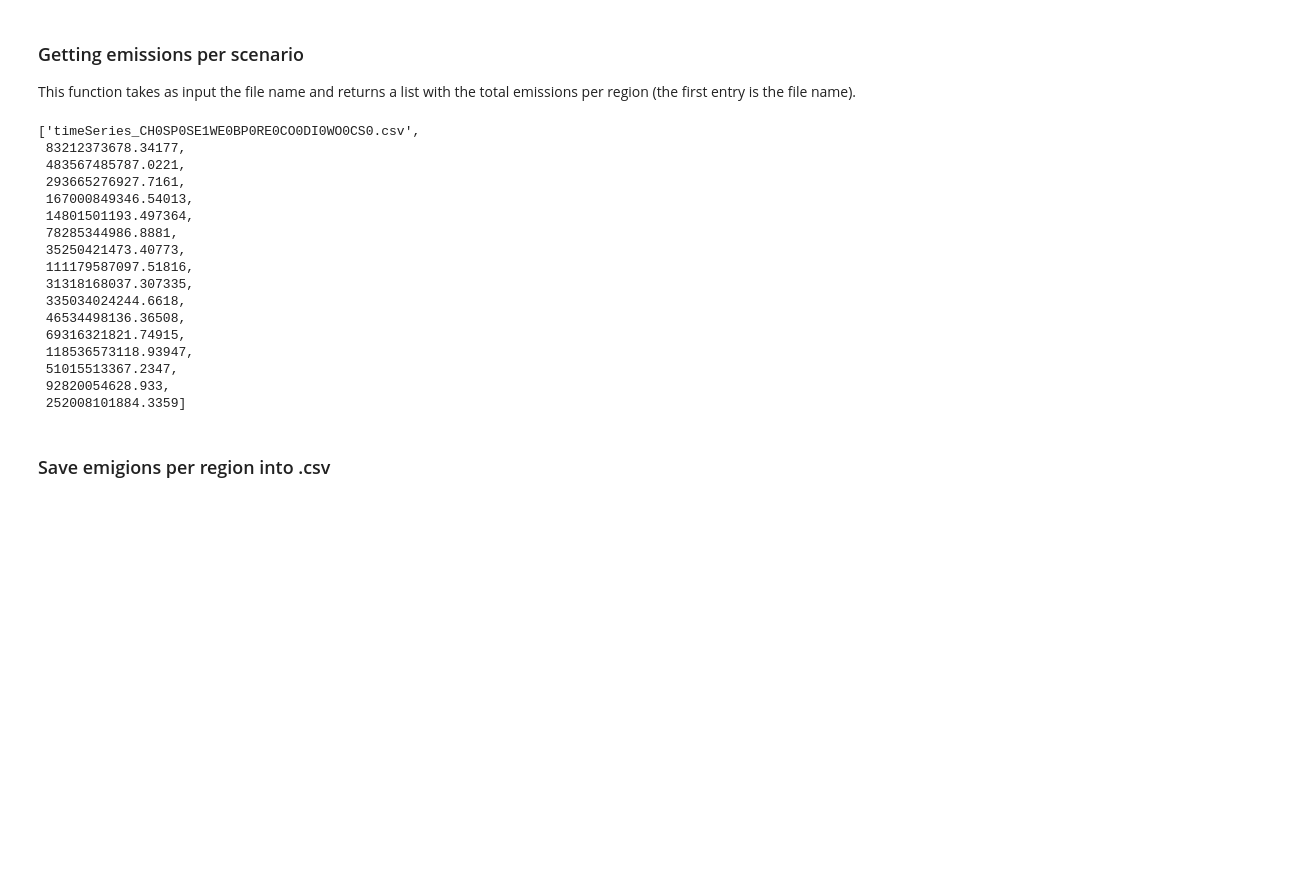
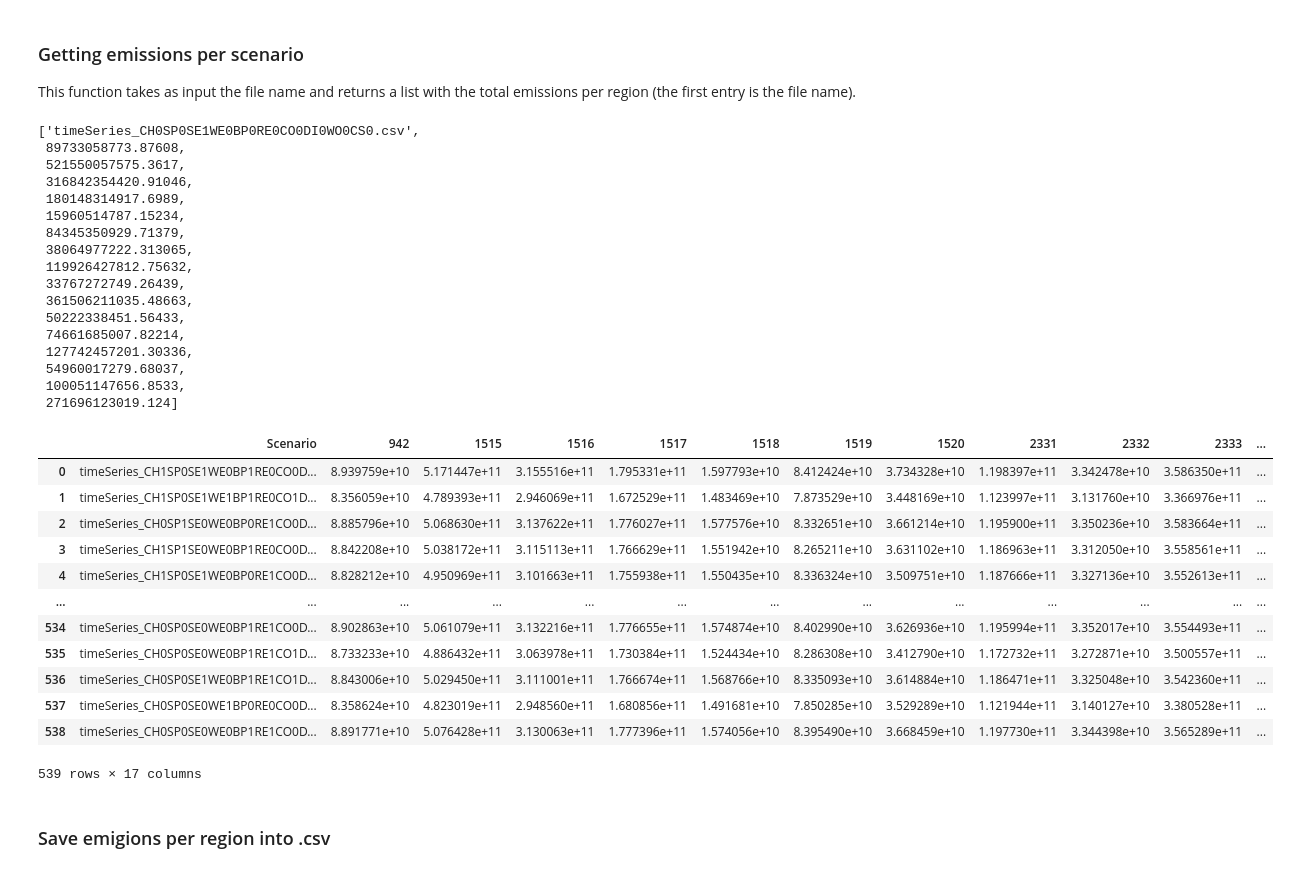
Before and after one commit to MoniSoto/MoTMo, a Jupyter notebook: jupyter_notebooks/Total_emissions.ipynb, the cells around one changed output. Cells and saved outputs as stored; diff of their text form; code cells hidden in the pictures; blank space fills up the shorter version.

```diff
--- a/jupyter_notebooks/Total_emissions.ipynb
+++ b/jupyter_notebooks/Total_emissions.ipynb
@@ -42,8 +42,8 @@ IF I HAVE TIME: Additionally (maybe), I want to make a correspondence with the s
 # %%
 def read_csv_clean(file_name):
     df = pd.read_csv(PATH2 + file_name)
-    mask = df['step']>=13 # we start in 2018
-    df = df[mask]
+    # mask = df['step']>=13 # we start in 2018
+    # df = df[mask]
     # dates_list = pd.date_range(start = "2018-01-01",periods = 181,freq="2M").strftime("%b-%Y").tolist()
     # ind_name = dict(zip(list(range(0,163)),dates_list))
     df.drop(columns=df.columns[0], axis=1, inplace=True)
@@ -73,7 +76,8 @@ def save_emi_all_files(file_names):
     emis_df['total_emissions'] = pd.DataFrame(t_emissions)
     return emis_df
 # %%
-f_names = list_file_names().copy()
+# f_names = list_file_names().copy()
+f_names.remove('.~lock.timeSeries_CH0SP0SE0WE0BP0RE0CO0DI0WO0CS0.csv#')
 # %% [markdown]
 ### Saving all files
 Careful! Only uncomment these lines if necessary because it overwrites and takes some time!!
@@ -164,19 +166,19 @@ def get_emis_region(file_name):
 get_emis_region('timeSeries_CH0SP0SE1WE0BP0RE0CO0DI0WO0CS0.csv')
 # %% [output]
 ['timeSeries_CH0SP0SE1WE0BP0RE0CO0DI0WO0CS0.csv',
- 83212373678.34177,
- 483567485787.0221,
- 293665276927.7161,
- 167000849346.54013,
- 14801501193.497364,
- 78285344986.8881,
- 35250421473.40773,
- 111179587097.51816,
- 31318168037.307335,
- 335034024244.6618,
- 46534498136.36508,
- 69316321821.74915,
- 118536573118.93947,
- 51015513367.2347,
- 92820054628.933,
- 252008101884.3359]
+ 89733058773.87608,
+ 521550057575.3617,
+ 316842354420.91046,
+ 180148314917.6989,
+ 15960514787.15234,
+ 84345350929.71379,
+ 38064977222.313065,
+ 119926427812.75632,
+ 33767272749.26439,
+ 361506211035.48663,
+ 50222338451.56433,
+ 74661685007.82214,
+ 127742457201.30336,
+ 54960017279.68037,
+ 100051147656.8533,
+ 271696123019.124]
@@ -195,7 +197,20 @@ def df_emissions_per_region(file_names):
 # %%
-f_names = list_file_names().copy()
 df2 = df_emissions_per_region(f_names)
 df2
+# %% [output]
+|  | Scenario | 942 | 1515 | 1516 | 1517 | 1518 | 1519 | 1520 | 2331 | 2332 | 2333 | ... |
+| 0 | timeSeries_CH1SP0SE1WE0BP1RE0CO0D... | 8.939759e+10 | 5.171447e+11 | 3.155516e+11 | 1.795331e+11 | 1.597793e+10 | 8.412424e+10 | 3.734328e+10 | 1.198397e+11 | 3.342478e+10 | 3.586350e+11 | ... |
+| 1 | timeSeries_CH1SP0SE1WE1BP1RE0CO1D... | 8.356059e+10 | 4.789393e+11 | 2.946069e+11 | 1.672529e+11 | 1.483469e+10 | 7.873529e+10 | 3.448169e+10 | 1.123997e+11 | 3.131760e+10 | 3.366976e+11 | ... |
+| 2 | timeSeries_CH0SP1SE0WE0BP0RE1CO0D... | 8.885796e+10 | 5.068630e+11 | 3.137622e+11 | 1.776027e+11 | 1.577576e+10 | 8.332651e+10 | 3.661214e+10 | 1.195900e+11 | 3.350236e+10 | 3.583664e+11 | ... |
+| 3 | timeSeries_CH1SP1SE0WE0BP1RE0CO0D... | 8.842208e+10 | 5.038172e+11 | 3.115113e+11 | 1.766629e+11 | 1.551942e+10 | 8.265211e+10 | 3.631102e+10 | 1.186963e+11 | 3.312050e+10 | 3.558561e+11 | ... |
+| 4 | timeSeries_CH1SP0SE1WE0BP0RE1CO0D... | 8.828212e+10 | 4.950969e+11 | 3.101663e+11 | 1.755938e+11 | 1.550435e+10 | 8.336324e+10 | 3.509751e+10 | 1.187666e+11 | 3.327136e+10 | 3.552613e+11 | ... |
+| ... | ... | ... | ... | ... | ... | ... | ... | ... | ... | ... | ... | ... |
+| 534 | timeSeries_CH0SP0SE0WE0BP1RE1CO0D... | 8.902863e+10 | 5.061079e+11 | 3.132216e+11 | 1.776655e+11 | 1.574874e+10 | 8.402990e+10 | 3.626936e+10 | 1.195994e+11 | 3.352017e+10 | 3.554493e+11 | ... |
+| 535 | timeSeries_CH0SP0SE0WE0BP1RE1CO1D... | 8.733233e+10 | 4.886432e+11 | 3.063978e+11 | 1.730384e+11 | 1.524434e+10 | 8.286308e+10 | 3.412790e+10 | 1.172732e+11 | 3.272871e+10 | 3.500557e+11 | ... |
+| 536 | timeSeries_CH0SP0SE1WE0BP1RE1CO1D... | 8.843006e+10 | 5.029450e+11 | 3.111001e+11 | 1.766674e+11 | 1.568766e+10 | 8.335093e+10 | 3.614884e+10 | 1.186471e+11 | 3.325048e+10 | 3.542360e+11 | ... |
+| 537 | timeSeries_CH0SP0SE0WE1BP0RE0CO0D... | 8.358624e+10 | 4.823019e+11 | 2.948560e+11 | 1.680856e+11 | 1.491681e+10 | 7.850285e+10 | 3.529289e+10 | 1.121944e+11 | 3.140127e+10 | 3.380528e+11 | ... |
+| 538 | timeSeries_CH0SP0SE0WE0BP1RE1CO0D... | 8.891771e+10 | 5.076428e+11 | 3.130063e+11 | 1.777396e+11 | 1.574056e+10 | 8.395490e+10 | 3.668459e+10 | 1.197730e+11 | 3.344398e+10 | 3.565289e+11 | ... |
+539 rows × 17 columns
 # %% [markdown]
 ### Save emigions per region into .csv
 # %%
```
Also changed, not shown: parts of 9 cells of this notebook, 9 other files.
